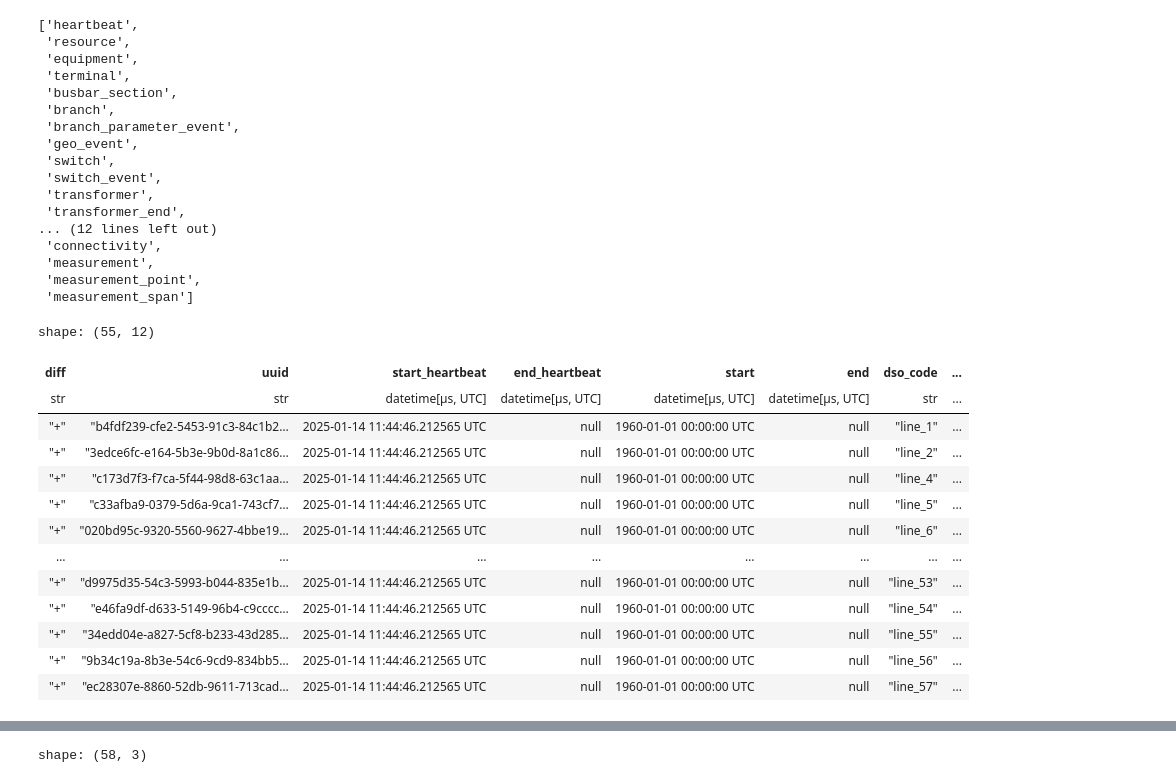
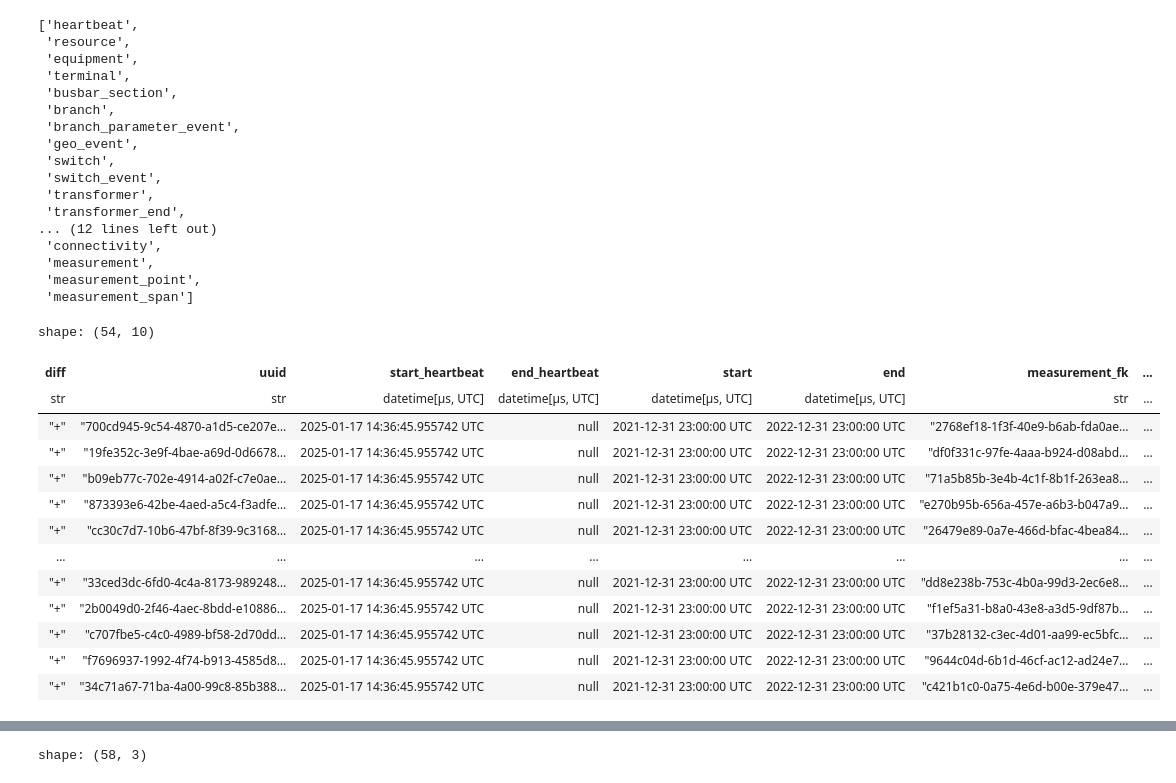
Before and after one commit to heig-vd-ie/distflow-state-estimation, a Jupyter notebook: scrips/recursive_fuction.ipynb, the cells around one changed output, grey strips where cells are left out. Cells and saved outputs as stored; diff of their text form; code cells hidden in the pictures.

```diff
--- a/scrips/recursive_fuction.ipynb
+++ b/scrips/recursive_fuction.ipynb
@@ -404,23 +448,23 @@ list(changes_schema.__dict__.keys())
  'measurement',
  'measurement_point',
  'measurement_span']
-# %%
-changes_schema.resource.filter(c("concrete_class") == "branch")
-# %% [output]
-shape: (55, 12)
-| diff | uuid | start_heartbeat | end_heartbeat | start | end | dso_code | ... |
-| str | str | datetime[μs, UTC] | datetime[μs, UTC] | datetime[μs, UTC] | datetime[μs, UTC] | str | ... |
-| "+" | "b4fdf239-cfe2-5453-91c3-84c1b2… | 2025-01-14 11:44:46.212565 UTC | null | 1960-01-01 00:00:00 UTC | null | "line_1" | ... |
-| "+" | "3edce6fc-e164-5b3e-9b0d-8a1c86… | 2025-01-14 11:44:46.212565 UTC | null | 1960-01-01 00:00:00 UTC | null | "line_2" | ... |
-| "+" | "c173d7f3-f7ca-5f44-98d8-63c1aa… | 2025-01-14 11:44:46.212565 UTC | null | 1960-01-01 00:00:00 UTC | null | "line_4" | ... |
-| "+" | "c33afba9-0379-5d6a-9ca1-743cf7… | 2025-01-14 11:44:46.212565 UTC | null | 1960-01-01 00:00:00 UTC | null | "line_5" | ... |
-| "+" | "020bd95c-9320-5560-9627-4bbe19… | 2025-01-14 11:44:46.212565 UTC | null | 1960-01-01 00:00:00 UTC | null | "line_6" | ... |
-| … | … | … | … | … | … | … | ... |
-| "+" | "d9975d35-54c3-5993-b044-835e1b… | 2025-01-14 11:44:46.212565 UTC | null | 1960-01-01 00:00:00 UTC | null | "line_53" | ... |
-| "+" | "e46fa9df-d633-5149-96b4-c9cccc… | 2025-01-14 11:44:46.212565 UTC | null | 1960-01-01 00:00:00 UTC | null | "line_54" | ... |
-| "+" | "34edd04e-a827-5cf8-b233-43d285… | 2025-01-14 11:44:46.212565 UTC | null | 1960-01-01 00:00:00 UTC | null | "line_55" | ... |
-| "+" | "9b34c19a-8b3e-54c6-9cd9-834bb5… | 2025-01-14 11:44:46.212565 UTC | null | 1960-01-01 00:00:00 UTC | null | "line_56" | ... |
-| "+" | "ec28307e-8860-52db-9611-713cad… | 2025-01-14 11:44:46.212565 UTC | null | 1960-01-01 00:00:00 UTC | null | "line_57" | ... |
+# %%
+changes_schema.measurement_span
+# %% [output]
+shape: (54, 10)
+| diff | uuid | start_heartbeat | end_heartbeat | start | end | measurement_fk | ... |
+| str | str | datetime[μs, UTC] | datetime[μs, UTC] | datetime[μs, UTC] | datetime[μs, UTC] | str | ... |
+| "+" | "700cd945-9c54-4870-a1d5-ce207e… | 2025-01-17 14:36:45.955742 UTC | null | 2021-12-31 23:00:00 UTC | 2022-12-31 23:00:00 UTC | "2768ef18-1f3f-40e9-b6ab-fda0ae… | ... |
+| "+" | "19fe352c-3e9f-4bae-a69d-0d6678… | 2025-01-17 14:36:45.955742 UTC | null | 2021-12-31 23:00:00 UTC | 2022-12-31 23:00:00 UTC | "df0f331c-97fe-4aaa-b924-d08abd… | ... |
+| "+" | "b09eb77c-702e-4914-a02f-c7e0ae… | 2025-01-17 14:36:45.955742 UTC | null | 2021-12-31 23:00:00 UTC | 2022-12-31 23:00:00 UTC | "71a5b85b-3e4b-4c1f-8b1f-263ea8… | ... |
+| "+" | "873393e6-42be-4aed-a5c4-f3adfe… | 2025-01-17 14:36:45.955742 UTC | null | 2021-12-31 23:00:00 UTC | 2022-12-31 23:00:00 UTC | "e270b95b-656a-457e-a6b3-b047a9… | ... |
+| "+" | "cc30c7d7-10b6-47bf-8f39-9c3168… | 2025-01-17 14:36:45.955742 UTC | null | 2021-12-31 23:00:00 UTC | 2022-12-31 23:00:00 UTC | "26479e89-0a7e-466d-bfac-4bea84… | ... |
+| … | … | … | … | … | … | … | ... |
+| "+" | "33ced3dc-6fd0-4c4a-8173-989248… | 2025-01-17 14:36:45.955742 UTC | null | 2021-12-31 23:00:00 UTC | 2022-12-31 23:00:00 UTC | "dd8e238b-753c-4b0a-99d3-2ec6e8… | ... |
+| "+" | "2b0049d0-2f46-4aec-8bdd-e10886… | 2025-01-17 14:36:45.955742 UTC | null | 2021-12-31 23:00:00 UTC | 2022-12-31 23:00:00 UTC | "f1ef5a31-b8a0-43e8-a3d5-9df87b… | ... |
+| "+" | "c707fbe5-c4c0-4989-bf58-2d70dd… | 2025-01-17 14:36:45.955742 UTC | null | 2021-12-31 23:00:00 UTC | 2022-12-31 23:00:00 UTC | "37b28132-c3ec-4d01-aa99-ec5bfc… | ... |
+| "+" | "f7696937-1992-4f74-b913-4585d8… | 2025-01-17 14:36:45.955742 UTC | null | 2021-12-31 23:00:00 UTC | 2022-12-31 23:00:00 UTC | "9644c04d-6b1d-46cf-ac12-ad24e7… | ... |
+| "+" | "34c71a67-71ba-4a00-99c8-85b388… | 2025-01-17 14:36:45.955742 UTC | null | 2021-12-31 23:00:00 UTC | 2022-12-31 23:00:00 UTC | "c421b1c0-0a75-4e6d-b00e-379e47… | ... |
 # %%
 df_branch = changes_schema.branch.join(
     changes_schema.resource, on="uuid", how="inner"
```
Also changed, not shown: parts of 9 cells of this notebook.
